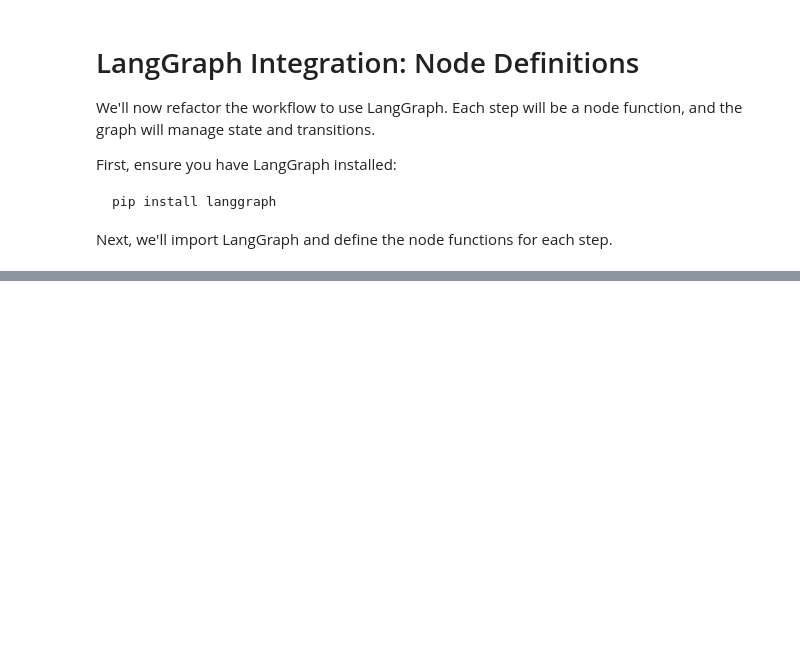
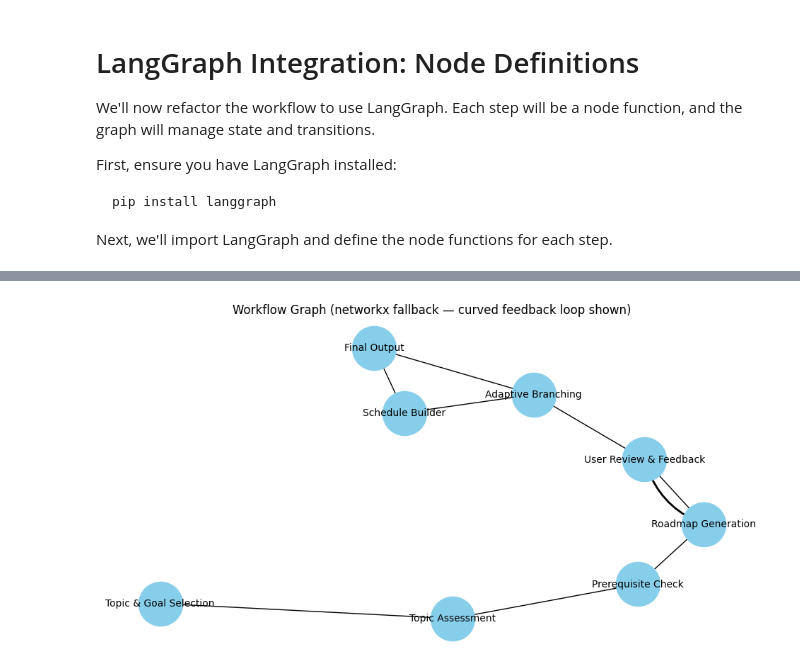
Before and after one commit to ehudab/Adaptive-Learning-Tutor, a Jupyter notebook: learning_path_maker.ipynb, the cells around one changed output, grey strips where cells are left out. Saved outputs shown, nothing was run; the diff lists cells and outputs as text; code cells hidden in the pictures; blank space fills up the shorter version.

Commit message:
Added Schedule builder

```diff
--- a/learning_path_maker.ipynb
+++ b/learning_path_maker.ipynb
@@ -412,3 +628,84 @@ Available Time: None
 No changes requested to the initial roadmap.
 
 Thank you for using the Roadmap/Learning Path Maker!
+# %%
+# Visualize the workflow graph using Mermaid (preferred) with networkx fallback
+from IPython.display import HTML, display
+import matplotlib.pyplot as plt
+
+# Toggle: set True to skip Mermaid and force the networkx fallback (useful if your environment blocks external scripts)
+force_networkx = True
+
+# Build the graph edges and nodes in code so both Mermaid and networkx use the same source of truth
+edges = [
+    ("Topic & Goal Selection", "Topic Assessment"),
+    ("Topic Assessment", "Prerequisite Check"),
+    ("Prerequisite Check", "Roadmap Generation"),
+    ("Roadmap Generation", "User Review & Feedback"),
+    ("User Review & Feedback", "Adaptive Branching"),
+    ("Adaptive Branching", "Schedule Builder"),
+    ("Schedule Builder", "Final Output"),
+    ("Adaptive Branching", "Final Output"),
+    ("User Review & Feedback", "Roadmap Generation"),  # loop back if user requests changes
+]
+nodes = []
+for a,b in edges:
+    if a not in nodes: nodes.append(a)
+    if b not in nodes: nodes.append(b)
+
+# Create a simple short-id map for Mermaid node ids
+id_map = {name: f"N{i}" for i, name in enumerate(nodes)}
+# Build Mermaid flowchart text (left-to-right)
+mermaid_lines = []
+for a,b in edges:
+    mermaid_lines.append(f"{id_map[a]}[\"{a}\"] --> {id_map[b]}[\"{b}\"]")
+mermaid_text = "flowchart LR\n" + "\n".join(mermaid_lines)
+
+# Try to render Mermaid using the CDN in the notebook (works in JupyterLab/Notebook viewers that allow external scripts)
+mermaid_html = f'''
+<script src="https://cdn.jsdelivr.net/npm/mermaid@10/dist/mermaid.min.js"></script>
+<div class="mermaid">{mermaid_text}</div>
+<script>mermaid.initialize({{startOnLoad:true}});</script>
+'''
+rendered_mermaid = False
+if not force_networkx:
+    try:
+        display(HTML(mermaid_html))
+        rendered_mermaid = True
+    except Exception as mer_e:
+        print('Mermaid inline rendering failed:', mer_e)
+        rendered_mermaid = False
+
+# If inline Mermaid didn't render (or force_networkx is True), fall back to networkx drawing
+if force_networkx or not rendered_mermaid:
+    try:
+        import networkx as nx
+    except Exception as e:
+        nx = None
+        print("Optional dependency 'networkx' not available; install it with pip install networkx for fallback drawing.")
+    if nx is not None:
+        nxg = nx.DiGraph()
+        for n in nodes:
+            nxg.add_node(n)
+        for a,b in edges:
+            nxg.add_edge(a,b)
+        pos = nx.spring_layout(nxg)
+        plt.figure(figsize=(12,6))
+        nx.draw_networkx_nodes(nxg, pos, node_color='skyblue', node_size=2000)
+        nx.draw_networkx_labels(nxg, pos, font_size=10)
+        # Draw normal edges and curved loop for visibility
+        loop_edges = [("User Review & Feedback", "Roadmap Generation")]
+        normal_edges = [e for e in nxg.edges() if e not in loop_edges]
+        if normal_edges:
+            nx.draw_networkx_edges(nxg, pos, edgelist=normal_edges, arrows=True, arrowstyle='-|>', connectionstyle='arc3,rad=0.0')
+        if loop_edges:
+            nx.draw_networkx_edges(nxg, pos, edgelist=loop_edges, arrows=True, arrowstyle='-|>', connectionstyle='arc3,rad=0.25', edge_color='black', width=2)
+        plt.title('Workflow Graph (networkx fallback — curved feedback loop shown)')
+        plt.axis('off')
+        plt.show()
+    else:
+        print('\nWorkflow adjacency list (fallback):')
+        for src, dst in edges:
+            print(f"{src} -> {dst}")
+# %% [output]
+[figure, added]
```
Also changed, not shown: parts of 3 cells of this notebook, 1 other file.
